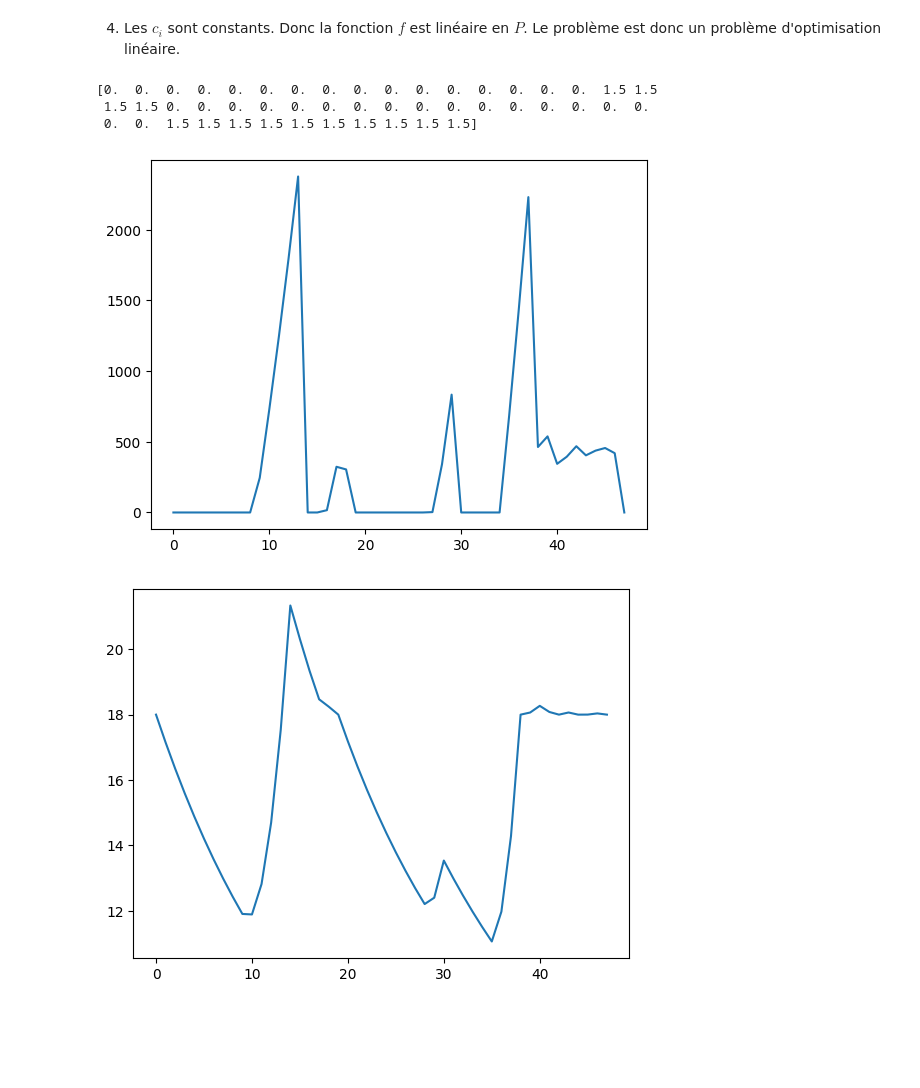
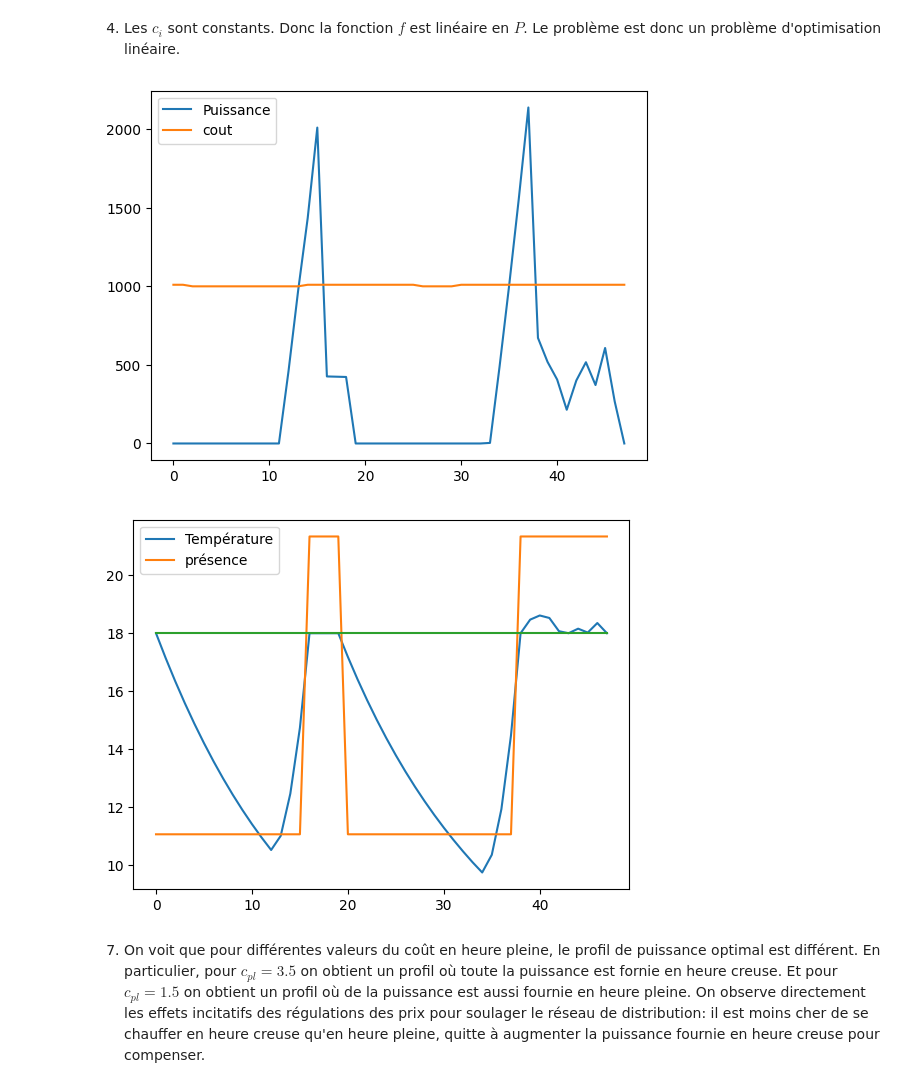
Before and after one commit to donatiendelachesnais/Projet_gr1, a Jupyter notebook: Projet_optim.ipynb, the cells around one changed output. Cells and saved outputs as stored; diff of their text form; code cells hidden in the pictures; blank space fills up the shorter version.

```diff
--- a/Projet_optim.ipynb
+++ b/Projet_optim.ipynb
@@ -96,35 +96,43 @@ def C4(P):
 
 ##Fonction objectif
 def f(P):
     sum=0
     for i in range(0, 48):
         sum+=ci[i]*P[i]
     return sum
 
 ##Conditions initiales
 P0 = np.array([0]*48)
 
 ##Contraintes
 constraints = [{'type': 'ineq', 'fun': C1},
                {'type': 'ineq', 'fun': C2},
                {'type': 'ineq', 'fun': C3},
                {'type': 'ineq', 'fun': C4}]
 
 ##Résolution
 from scipy.optimize import minimize
 res = minimize(f, P0, constraints=constraints)
 
+##Affichage
 import matplotlib.pyplot as plt
 plt.figure(1)
 plt.plot( res.x)
+plt.plot( ci*1000)
+plt.legend(['Puissance','cout'])
 plt.show()
 
 plt.figure(2)
 plt.plot( Temp(res.x))
+plt.plot(presence*(21.3386185-11.06211968)+11.06211968)
+plt.plot([18]*48)
+plt.legend(['Température','présence'])
 plt.show()
+
+#print(Temp(res.x))
 # %% [output]
-[0.  0.  0.  0.  0.  0.  0.  0.  0.  0.  0.  0.  0.  0.  0.  0.  1.5 1.5
- 1.5 1.5 0.  0.  0.  0.  0.  0.  0.  0.  0.  0.  0.  0.  0.  0.  0.  0.
- 0.  0.  1.5 1.5 1.5 1.5 1.5 1.5 1.5 1.5 1.5 1.5]
-[figure, old version]
+[figure, new version]
-[figure, old version]
+[figure, new version]
+# %% [markdown]
+7. On voit que pour différentes valeurs du coût en heure pleine, le profil de puissance optimal est différent. En particulier, pour $c_{pl}=3.5$ on obtient un profil où toute la puissance est fornie en heure creuse. Et pour $c_{pl}=1.5$ on obtient un profil où de la puissance est aussi fournie en heure pleine.
+On observe directement les effets incitatifs des régulations des prix pour soulager le réseau de distribution: il est moins cher de se chauffer en heure creuse qu'en heure pleine, quitte à augmenter la puissance fournie en heure creuse pour compenser.
```
Also changed, not shown: parts of 1 cell of this notebook.
